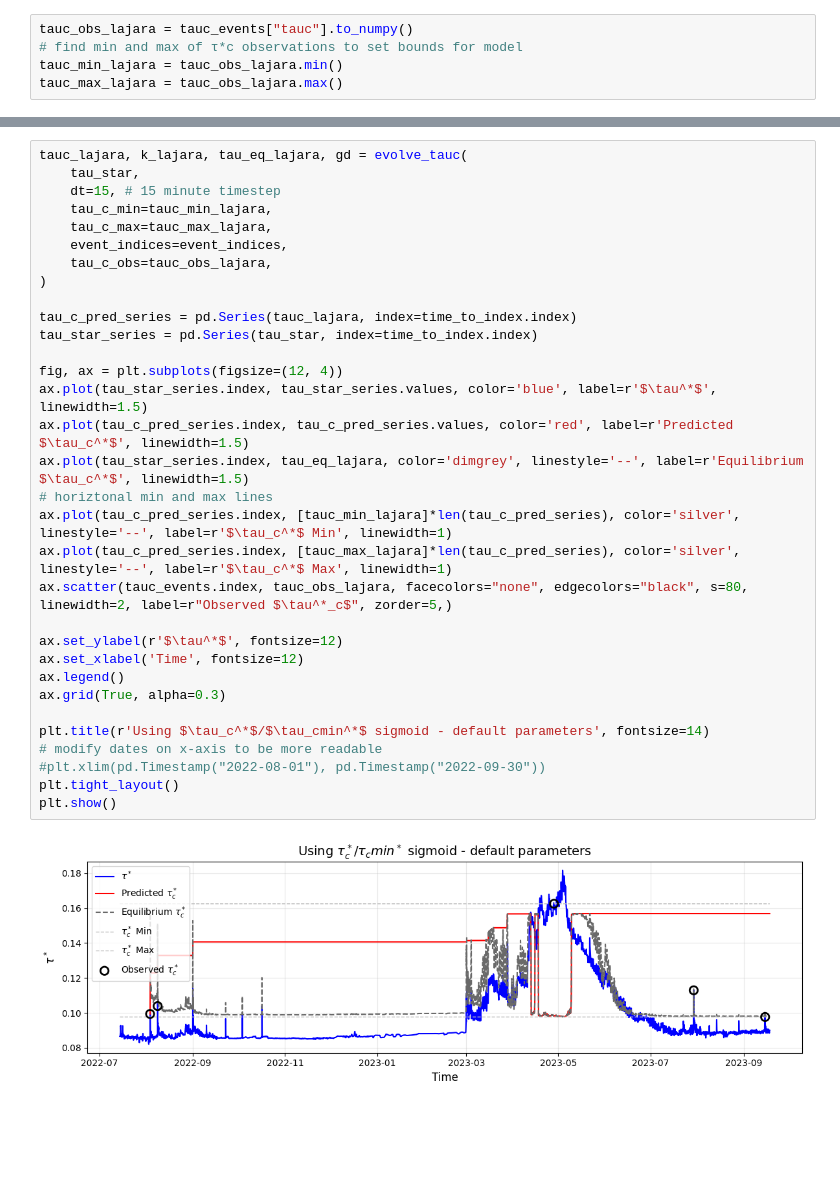
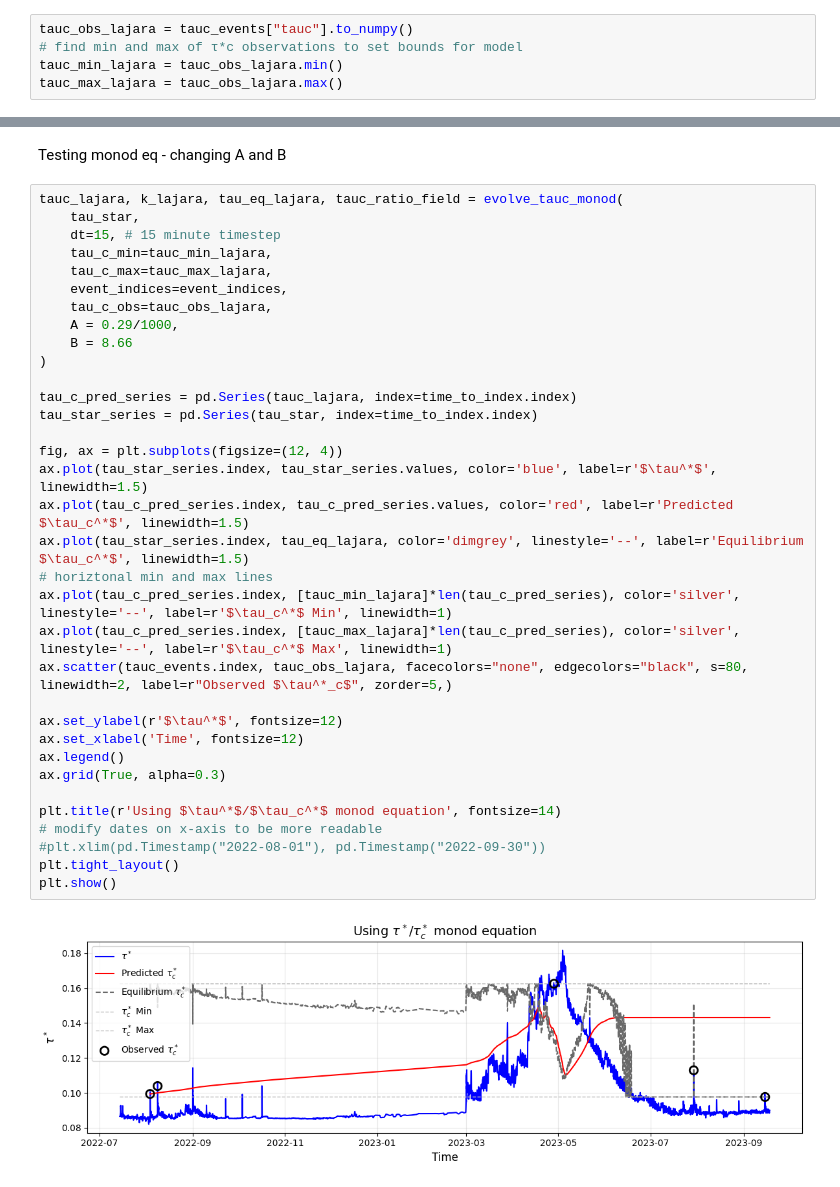
Before and after one commit to nicole-hucke/shear_stress_paper, a Jupyter notebook: antecedent_conditions/predictive_equation/predictive_model_tautauc_conditional.ipynb, the cells around one changed output, grey strips where cells are left out. Drawn from its saved outputs; the diff is of its cells as text; blank space fills up the shorter version.

Commit message:
monod tau/tauc criteria for equation

```diff
--- a/antecedent_conditions/predictive_equation/predictive_model_tautauc_conditional.ipynb
+++ b/antecedent_conditions/predictive_equation/predictive_model_tautauc_conditional.ipynb
@@ -586,34 +704,38 @@ tauc_max_lajara = tauc_obs_lajara.max()
+# %% [markdown]
+Testing monod eq - changing A and B
 # %%
-tauc_lajara, k_lajara, tau_eq_lajara, gd = evolve_tauc(
+tauc_lajara, k_lajara, tau_eq_lajara, tauc_ratio_field = evolve_tauc_monod(
     tau_star,
     dt=15, # 15 minute timestep
     tau_c_min=tauc_min_lajara,
     tau_c_max=tauc_max_lajara,
     event_indices=event_indices,
     tau_c_obs=tauc_obs_lajara,
+    A = 0.29/1000,
+    B = 8.66
 )
 
 tau_c_pred_series = pd.Series(tauc_lajara, index=time_to_index.index)
 tau_star_series = pd.Series(tau_star, index=time_to_index.index)
 
 fig, ax = plt.subplots(figsize=(12, 4))
 ax.plot(tau_star_series.index, tau_star_series.values, color='blue', label=r'$\tau^*$', linewidth=1.5)
 ax.plot(tau_c_pred_series.index, tau_c_pred_series.values, color='red', label=r'Predicted $\tau_c^*$', linewidth=1.5)
 ax.plot(tau_star_series.index, tau_eq_lajara, color='dimgrey', linestyle='--', label=r'Equilibrium $\tau_c^*$', linewidth=1.5)
 # horiztonal min and max lines
 ax.plot(tau_c_pred_series.index, [tauc_min_lajara]*len(tau_c_pred_series), color='silver', linestyle='--', label=r'$\tau_c^*$ Min', linewidth=1)
 ax.plot(tau_c_pred_series.index, [tauc_max_lajara]*len(tau_c_pred_series), color='silver', linestyle='--', label=r'$\tau_c^*$ Max', linewidth=1)
 ax.scatter(tauc_events.index, tauc_obs_lajara, facecolors="none", edgecolors="black", s=80, linewidth=2, label=r"Observed $\tau^*_c$", zorder=5,)
 
 ax.set_ylabel(r'$\tau^*$', fontsize=12)
 ax.set_xlabel('Time', fontsize=12)
 ax.legend()
 ax.grid(True, alpha=0.3)
 
-plt.title(r'Using $\tau_c^*$/$\tau_cmin^*$ sigmoid - default parameters', fontsize=14)
+plt.title(r'Using $\tau^*$/$\tau_c^*$ monod equation', fontsize=14)
 # modify dates on x-axis to be more readable
 #plt.xlim(pd.Timestamp("2022-08-01"), pd.Timestamp("2022-09-30"))
 plt.tight_layout()
 plt.show()
 # %% [output]
-[figure, old version]
+[figure, new version]
```
Also changed, not shown: parts of 29 cells of this notebook, 6 other files.
